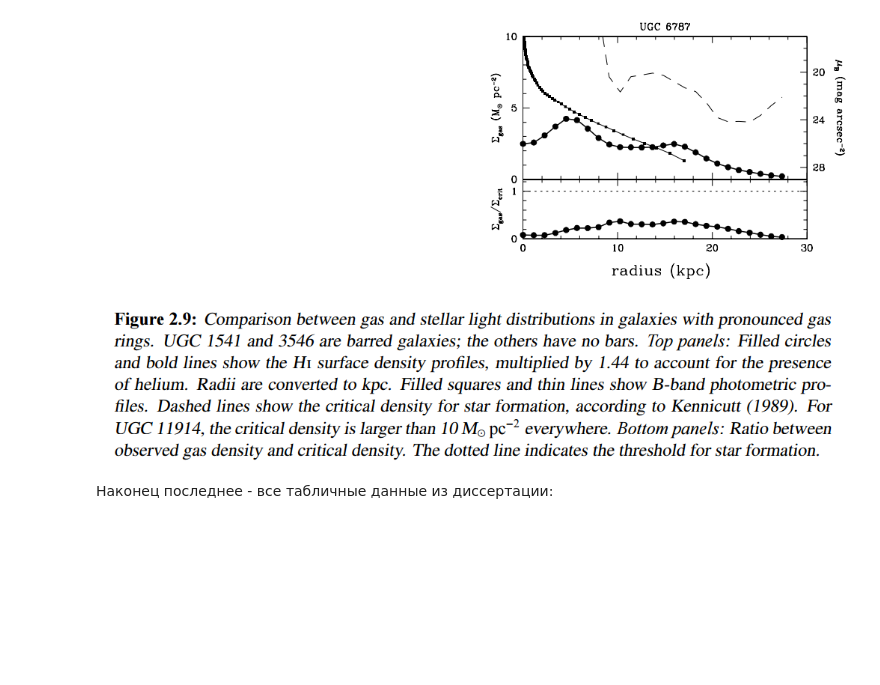
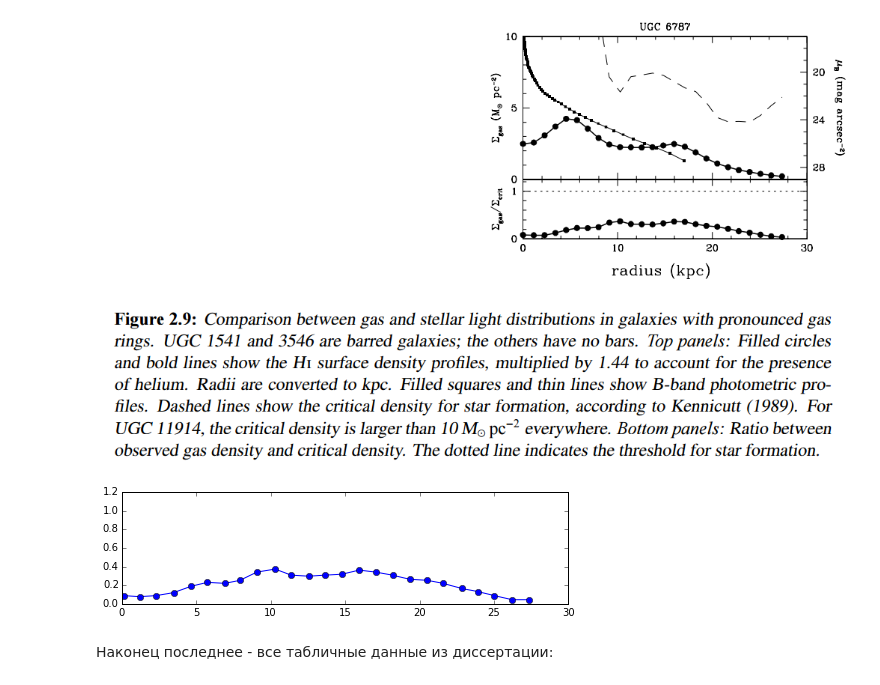
Before and after one commit to Amarchuk/2FInstability, a Jupyter notebook: notebooks/2f/n3898.ipynb, the cells around one changed output. Cells and saved outputs as stored; diff of their text form; code cells hidden in the pictures; blank space fills up the shorter version.

Commit message:
n3898 led to controversial result, add images, small fixes

```diff
--- a/notebooks/2f/n3898.ipynb
+++ b/notebooks/2f/n3898.ipynb
@@ -137,6 +138,15 @@ Image('noord_pics/NFW.png')
 Image('noord_pics/instab.png')
 # %% [output]
 [figure]
+# %%
+r_q_n, q_n = zip(*np.loadtxt("noord_pics/Q1F.dat", float, delimiter=','))
+fig = plt.figure(figsize=[8,2])
+plt.plot(r_q_n, q_n, 'o-')
+plt.xlim(0, 30)
+plt.ylim(0, 1.2)
+plt.show()
+# %% [output]
+[figure, added]
 # %% [markdown]
 Наконец последнее - все табличные данные из диссертации:
 # %%
```
Also changed, not shown: parts of 51 cells of this notebook, 9 other files.
